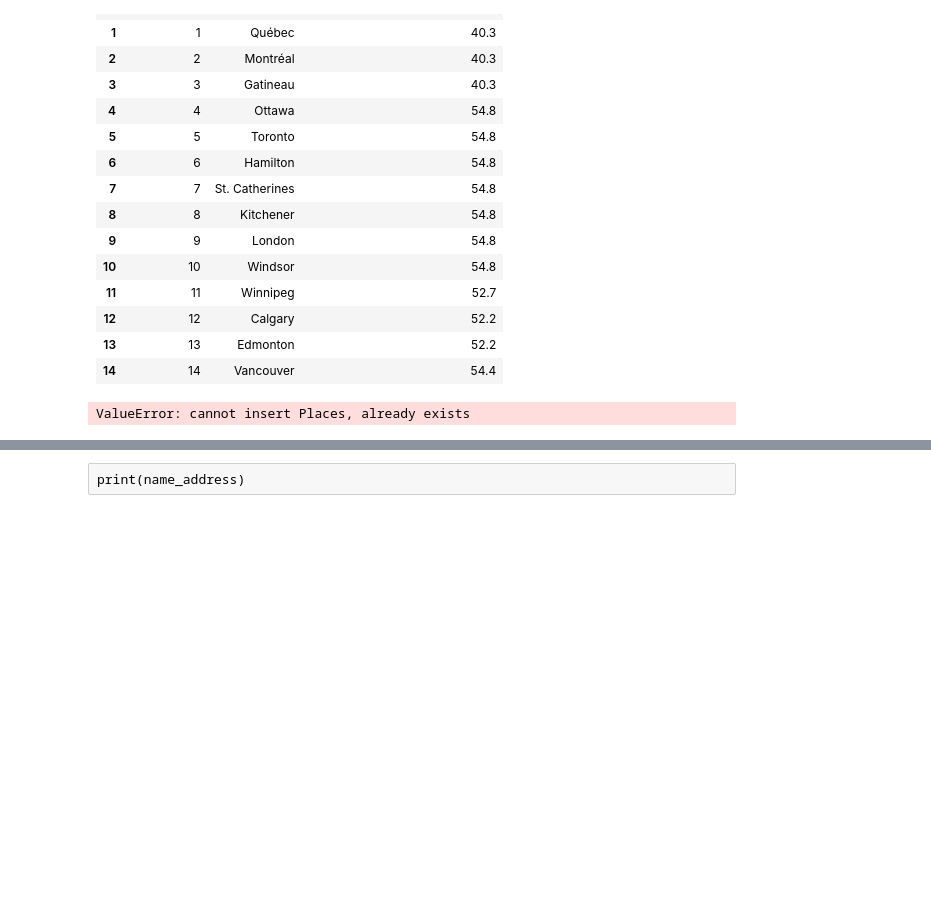
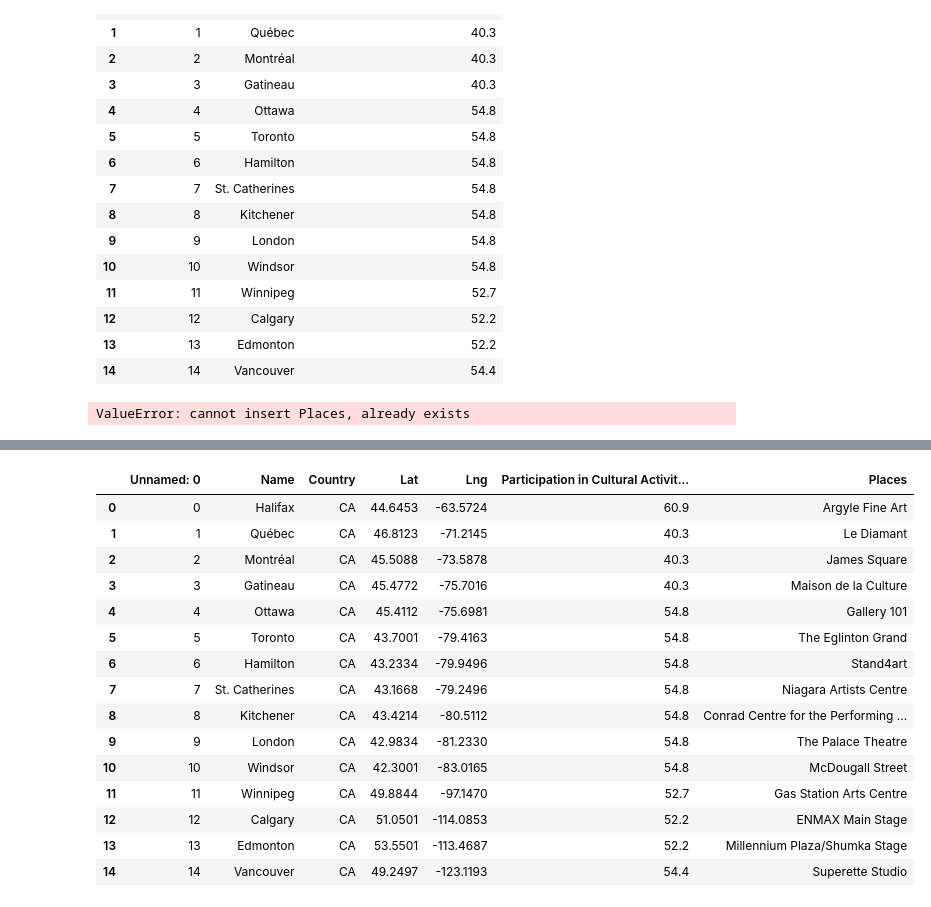
Before and after one commit to detmanski/Overview_Canada_Analysis, a Jupyter notebook: culture_places.ipynb, the cells around one changed output, grey strips where cells are left out. Cells and saved outputs as stored; diff of their text form; code cells hidden in the pictures; blank space fills up the shorter version.

```diff
--- a/culture_places.ipynb
+++ b/culture_places.ipynb
@@ -114,9 +146,19 @@ ValueError: Must have equal len keys and value when setting with an iterable
-# %% [raw]
-print(name_address)
-# %%
- try:
-        condensed_df.loc[index, "Places"] = name_address
-    except (KeyError, IndexError):
-            condensed_df.loc[index, 'Places'] = "no places found"
-
-    print(f"{condensed_df.loc[index, 'Name']} - nearest place: {condensed_df.loc[index, 'Places']}")
+# %%
+condensed_df
+# %% [output]
+|  | Unnamed: 0 | Name | Country | Lat | Lng | Participation in Cultural Activit... | Places |
+| 0 | 0 | Halifax | CA | 44.6453 | -63.5724 | 60.9 | Argyle Fine Art |
+| 1 | 1 | Québec | CA | 46.8123 | -71.2145 | 40.3 | Le Diamant |
+| 2 | 2 | Montréal | CA | 45.5088 | -73.5878 | 40.3 | James Square |
+| 3 | 3 | Gatineau | CA | 45.4772 | -75.7016 | 40.3 | Maison de la Culture |
+| 4 | 4 | Ottawa | CA | 45.4112 | -75.6981 | 54.8 | Gallery 101 |
+| 5 | 5 | Toronto | CA | 43.7001 | -79.4163 | 54.8 | The Eglinton Grand |
+| 6 | 6 | Hamilton | CA | 43.2334 | -79.9496 | 54.8 | Stand4art |
+| 7 | 7 | St. Catherines | CA | 43.1668 | -79.2496 | 54.8 | Niagara Artists Centre |
+| 8 | 8 | Kitchener | CA | 43.4214 | -80.5112 | 54.8 | Conrad Centre for the Performing ... |
+| 9 | 9 | London | CA | 42.9834 | -81.2330 | 54.8 | The Palace Theatre |
+| 10 | 10 | Windsor | CA | 42.3001 | -83.0165 | 54.8 | McDougall Street |
+| 11 | 11 | Winnipeg | CA | 49.8844 | -97.1470 | 52.7 | Gas Station Arts Centre |
+| 12 | 12 | Calgary | CA | 51.0501 | -114.0853 | 52.2 | ENMAX Main Stage |
+| 13 | 13 | Edmonton | CA | 53.5501 | -113.4687 | 52.2 | Millennium Plaza/Shumka Stage |
+| 14 | 14 | Vancouver | CA | 49.2497 | -123.1193 | 54.4 | Superette Studio |
```
Also changed, not shown: parts of 6 cells of this notebook.
